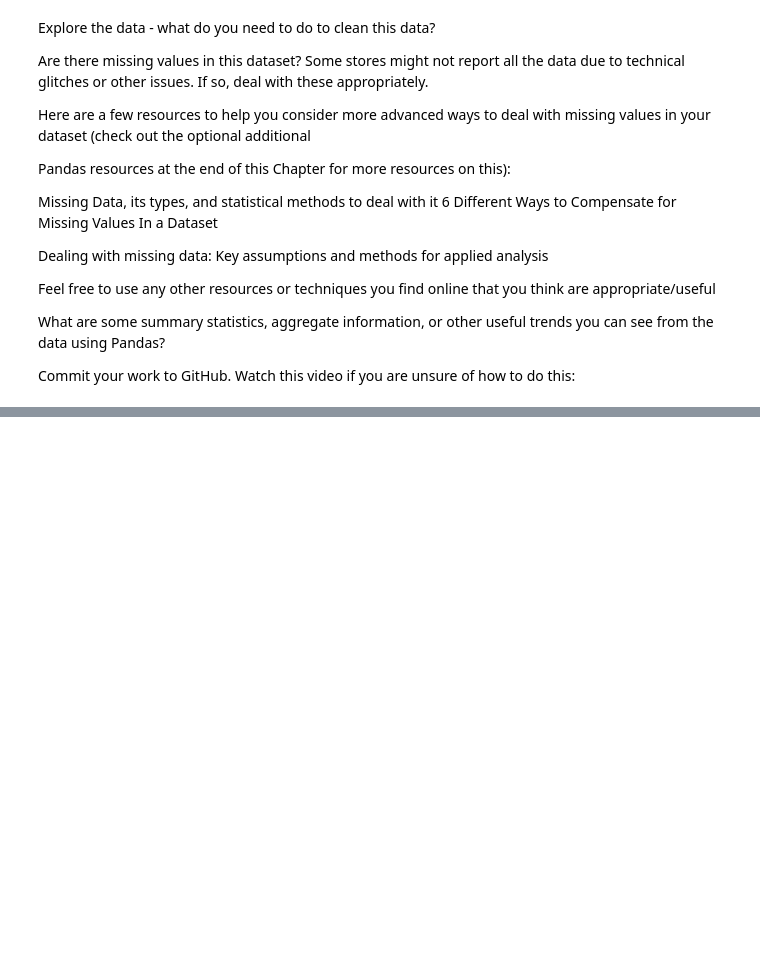
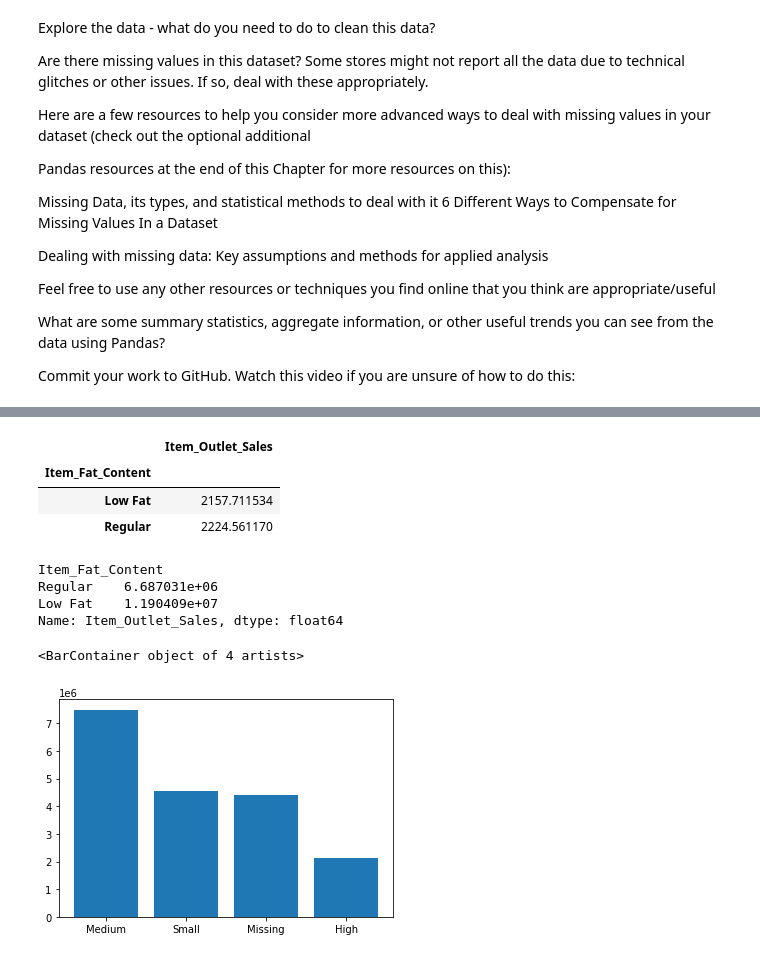
Before and after one commit to datguy7/Placeholder, a Jupyter notebook: Carter_Project_1.ipynb, the cells around one changed output, grey strips where cells are left out. Cells and saved outputs as stored; diff of their text form; code cells hidden in the pictures; blank space fills up the shorter version.

```diff
--- a/Carter_Project_1.ipynb
+++ b/Carter_Project_1.ipynb
@@ -74,0 +86,9 @@ memory usage: 799.2+ KB
+# %%
+
+
+# decided to fill missing values with 0 and add a flag to the row so that the other data wouldn't be lost.  The flag will be able to alert the future model to treat this data differently
+sales['Missing_Item_Weight'] = sales['Item_Weight'].isnull()
+
+# created a separate class of "missing" so that other data wouldn't be lost.
+sales['Item_Weight'] = sales.loc[:,'Item_Weight'].fillna(0)
+sales['Outlet_Size'] = sales.loc[:,'Outlet_Size'].fillna('Missing')
@@ -74,0 +126,44 @@ memory usage: 799.2+ KB
+# %%
+
+#consolidating data entries that are presumably the same
+
+sales['Item_Fat_Content'] = sales['Item_Fat_Content'].str.replace('LF','Low Fat')
+sales['Item_Fat_Content'] = sales['Item_Fat_Content'].str.replace('low fat','Low Fat')
+sales['Item_Fat_Content'] = sales['Item_Fat_Content'].str.replace('reg','Regular')
+
+
+sales.groupby(['Item_Fat_Content'])[['Item_Outlet_Sales']].mean()
+# %% [output]
+|  | Item_Outlet_Sales |
+| Item_Fat_Content |  |
+| Low Fat | 2157.711534 |
+| Regular | 2224.561170 |
+# %%
+# Checking that only two types remain
+sales['Item_Fat_Content'].unique()
+#item_fat_viz = sales.loc[:,:].groupby(['Item_Fat_Content'])['Item_Outlet_Sales'].sum().sort_values(ascending = False)
+#item_fat_viz.head()
+# %% [output]
+Item_Fat_Content
+Regular    6.687031e+06
+Low Fat    1.190409e+07
+Name: Item_Outlet_Sales, dtype: float64
+# %%
+outlet_size_viz = sales.loc[:,:].groupby(['Outlet_Size'])['Item_Outlet_Sales'].sum().sort_values(ascending = False)
+#sales.groupby(['Outlet_Size'])[['Item_Outlet_Sales']].sum()
+#outlet_size_viz.values
+
+# various pairings of data output to see if any trends emerge. will graph below
+item_fat_viz = sales.loc[:,:].groupby(['Item_Fat_Content'])['Item_Outlet_Sales'].sum().sort_values(ascending = False)
+item_type_viz = sales.loc[:,:].groupby(['Item_Type'])['Item_Outlet_Sales'].sum().sort_values(ascending = False)
+item_MRP_viz = sales.loc[:,:].groupby(['Item_MRP'])['Item_Outlet_Sales'].sum().sort_values(ascending = False)
+item_ID_viz = sales.loc[:,:].groupby(['Outlet_Identifier'])['Item_Outlet_Sales'].sum()
+item_estab_viz = sales.loc[:,:].groupby(['Outlet_Establishment_Year'])['Item_Outlet_Sales'].sum().sort_values(ascending = False)
+item_otype_viz = sales.loc[:,:].groupby(['Outlet_Type'])['Item_Outlet_Sales'].sum().sort_values(ascending = False)
+item_missing_viz = sales.loc[:,:].groupby(['Missing_Item_Weight'])['Item_Outlet_Sales'].sum().sort_values(ascending = False)
+item_viz_viz = sales.loc[:,:].groupby(['Item_Visibility'])['Item_Outlet_Sales']
+# %%
+plt.bar(outlet_size_viz.index, outlet_size_viz.values)
+# %% [output]
+<BarContainer object of 4 artists>
+[figure, added]
```
Also changed, not shown: parts of 37 cells of this notebook.
